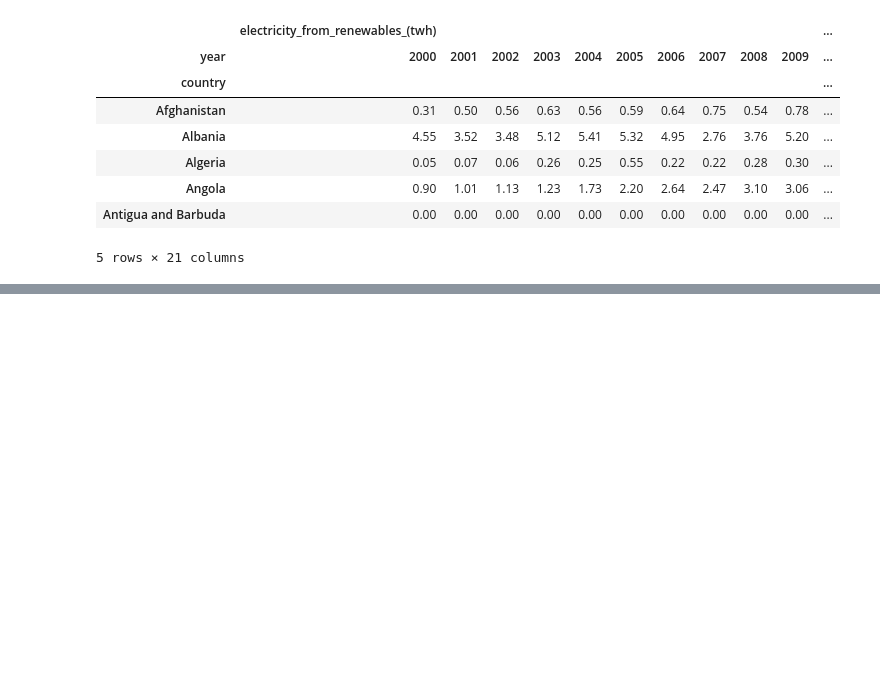
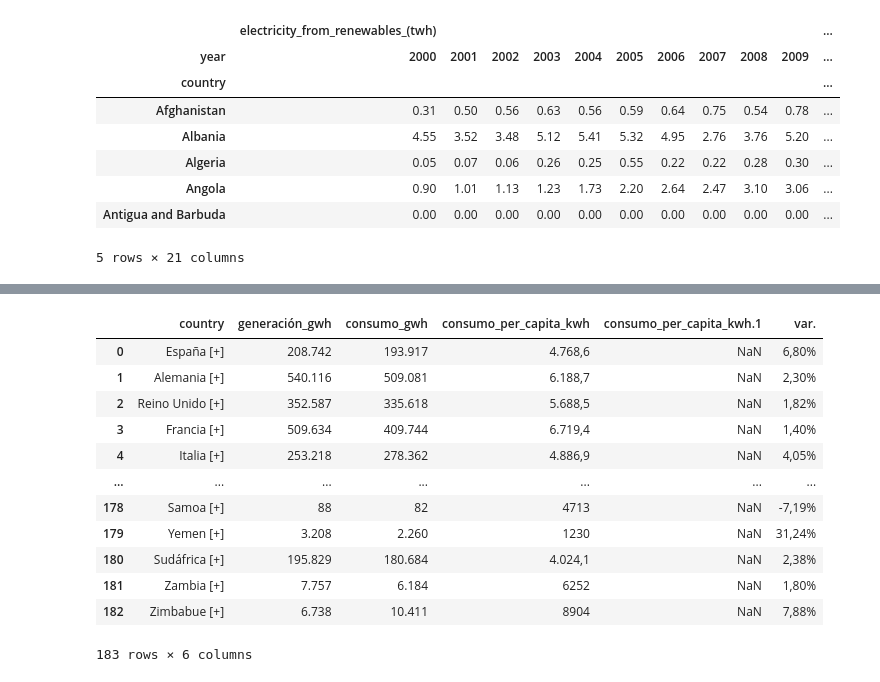
Before and after one commit to Gbau11/Proyecto, a Jupyter notebook: Groups.ipynb, the cells around one changed output, grey strips where cells are left out. Drawn from its saved outputs; the diff is of its cells as text; code cells hidden in the pictures; blank space fills up the shorter version.

```diff
--- a/Groups.ipynb
+++ b/Groups.ipynb
@@ -202,0 +297,2 @@ KeyError: '2000'
+# %%
+url_consum_2000 = 'https://datosmacro.expansion.com/energia-y-medio-ambiente/electricidad-consumo?anio=2000'
@@ -202,0 +343,21 @@ KeyError: '2000'
+# %%
+df_consum_2000 = df_consum_2000.rename(columns={'países': 'country'})
+df_consum_2005 = df_consum_2005.rename(columns={'países': 'country'})
+df_consum_2010 = df_consum_2010.rename(columns={'países': 'country'})
+df_consum_2015 = df_consum_2015.rename(columns={'países': 'country'})
+# %%
+df_consum_2000
+# %% [output]
+|  | country | generación_gwh | consumo_gwh | consumo_per_capita_kwh | consumo_per_capita_kwh.1 | var. |
+| 0 | España [+] | 208.742 | 193.917 | 4.768,6 | NaN | 6,80% |
+| 1 | Alemania [+] | 540.116 | 509.081 | 6.188,7 | NaN | 2,30% |
+| 2 | Reino Unido [+] | 352.587 | 335.618 | 5.688,5 | NaN | 1,82% |
+| 3 | Francia [+] | 509.634 | 409.744 | 6.719,4 | NaN | 1,40% |
+| 4 | Italia [+] | 253.218 | 278.362 | 4.886,9 | NaN | 4,05% |
+| ... | ... | ... | ... | ... | ... | ... |
+| 178 | Samoa [+] | 88 | 82 | 4713 | NaN | -7,19% |
+| 179 | Yemen [+] | 3.208 | 2.260 | 1230 | NaN | 31,24% |
+| 180 | Sudáfrica [+] | 195.829 | 180.684 | 4.024,1 | NaN | 2,38% |
+| 181 | Zambia [+] | 7.757 | 6.184 | 6252 | NaN | 1,80% |
+| 182 | Zimbabue [+] | 6.738 | 10.411 | 8904 | NaN | 7,88% |
+183 rows × 6 columns
```
Also changed, not shown: parts of 33 cells of this notebook.
